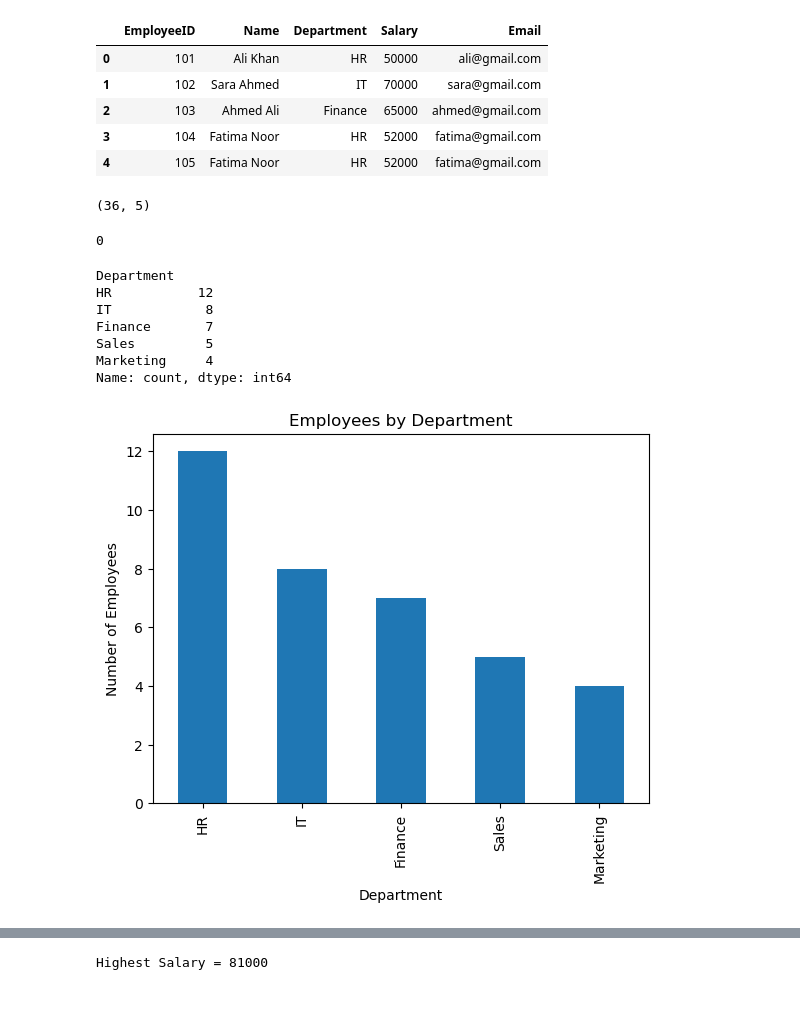
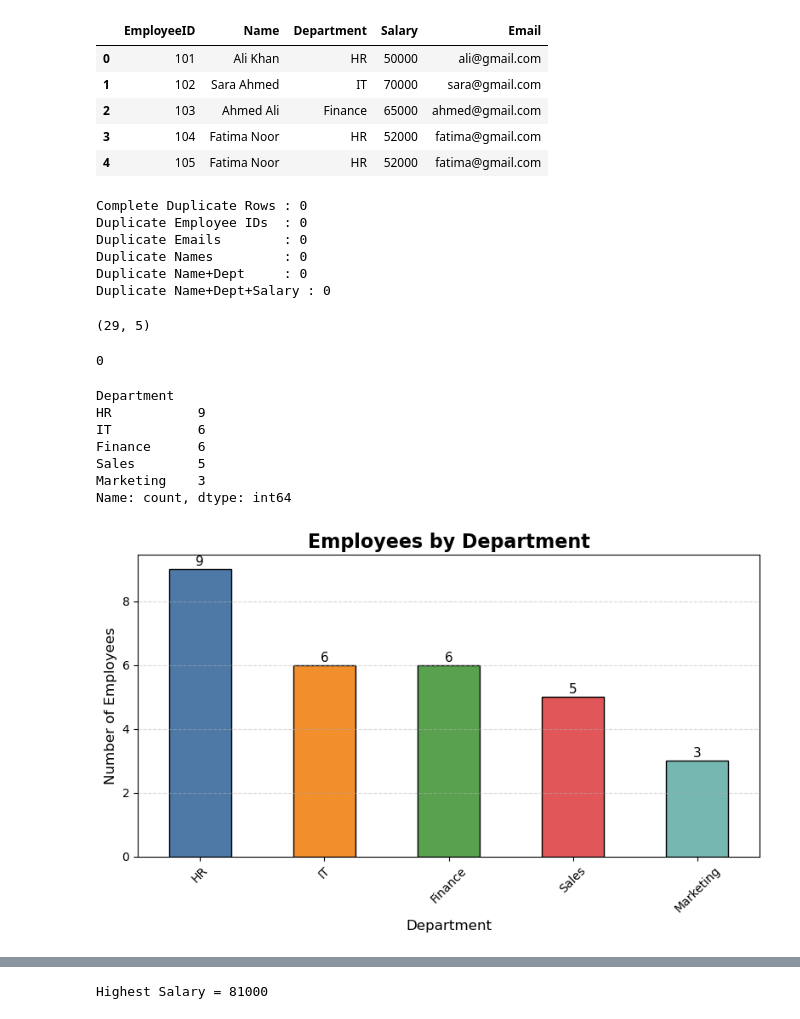
Before and after one commit to Mobeen-Maroof/Employee-Database-Deduplication-System, a Jupyter notebook: Employee_Database_Deduplication.ipynb.ipynb, the cells around one changed output, grey strips where cells are left out. Saved outputs shown, nothing was run; the diff lists cells and outputs as text; code cells hidden in the pictures.

```diff
--- a/Employee_Database_Deduplication.ipynb.ipynb
+++ b/Employee_Database_Deduplication.ipynb.ipynb
@@ -101,12 +125,31 @@ df.head()
 | 2 | 103 | Ahmed Ali | Finance | 65000 | ahmed@gmail.com |
 | 3 | 104 | Fatima Noor | HR | 52000 | fatima@gmail.com |
 | 4 | 105 | Fatima Noor | HR | 52000 | fatima@gmail.com |
-# %%
-df = df.drop_duplicates()
+# %%
+df = df.drop_duplicates(
+    subset=['Name', 'Department', 'Salary'],
+    keep='first'
+)
+# %%
+df = df.drop_duplicates(subset=['Email'], keep='last')
+# %%
+print("Complete Duplicate Rows :", df.duplicated().sum())
+print("Duplicate Employee IDs  :", df.duplicated(subset=['EmployeeID']).sum())
+print("Duplicate Emails        :", df.duplicated(subset=['Email']).sum())
+print("Duplicate Names         :", df.duplicated(subset=['Name']).sum())
+print("Duplicate Name+Dept     :", df.duplicated(subset=['Name','Department']).sum())
+print("Duplicate Name+Dept+Salary :", df.duplicated(subset=['Name','Department','Salary']).sum())
+# %% [output]
+Complete Duplicate Rows : 0
+Duplicate Employee IDs  : 0
+Duplicate Emails        : 0
+Duplicate Names         : 0
+Duplicate Name+Dept     : 0
+Duplicate Name+Dept+Salary : 0
 # %%
 print(df.shape)
 # %% [output]
-(36, 5)
+(29, 5)
 # %%
 print(df.duplicated().sum())
 # %% [output]
@@ -117,22 +160,30 @@ department = df["Department"].value_counts()
 department
 # %% [output]
 Department
-HR           12
-IT            8
-Finance       7
-Sales         5
-Marketing     4
+HR           9
+IT           6
+Finance      6
+Sales        5
+Marketing    3
 Name: count, dtype: int64
 # %%
-department.plot(kind="bar")
+department.plot(
+    kind="bar",
+    figsize=(8,5),
+    color=["#4E79A7", "#F28E2B", "#59A14F", "#E15759", "#76B7B2"],
+    edgecolor="black"
+)
+plt.title("Employees by Department", fontsize=16, fontweight="bold")
+plt.xlabel("Department", fontsize=12)
+plt.ylabel("Number of Employees", fontsize=12)
+plt.xticks(rotation=45)
 
-plt.title("Employees by Department")
+for i, value in enumerate(department.values):
+    plt.text(i, value + 0.1, str(value), ha='center', fontsize=11)
 
-plt.xlabel("Department")
-
-plt.ylabel("Number of Employees")
-
+plt.grid(axis='y', linestyle='--', alpha=0.5)
+plt.tight_layout()
 plt.show()
 # %% [output]
-[figure, old version]
+[figure, new version]
 # %%
```
Also changed, not shown: parts of 14 cells of this notebook.
